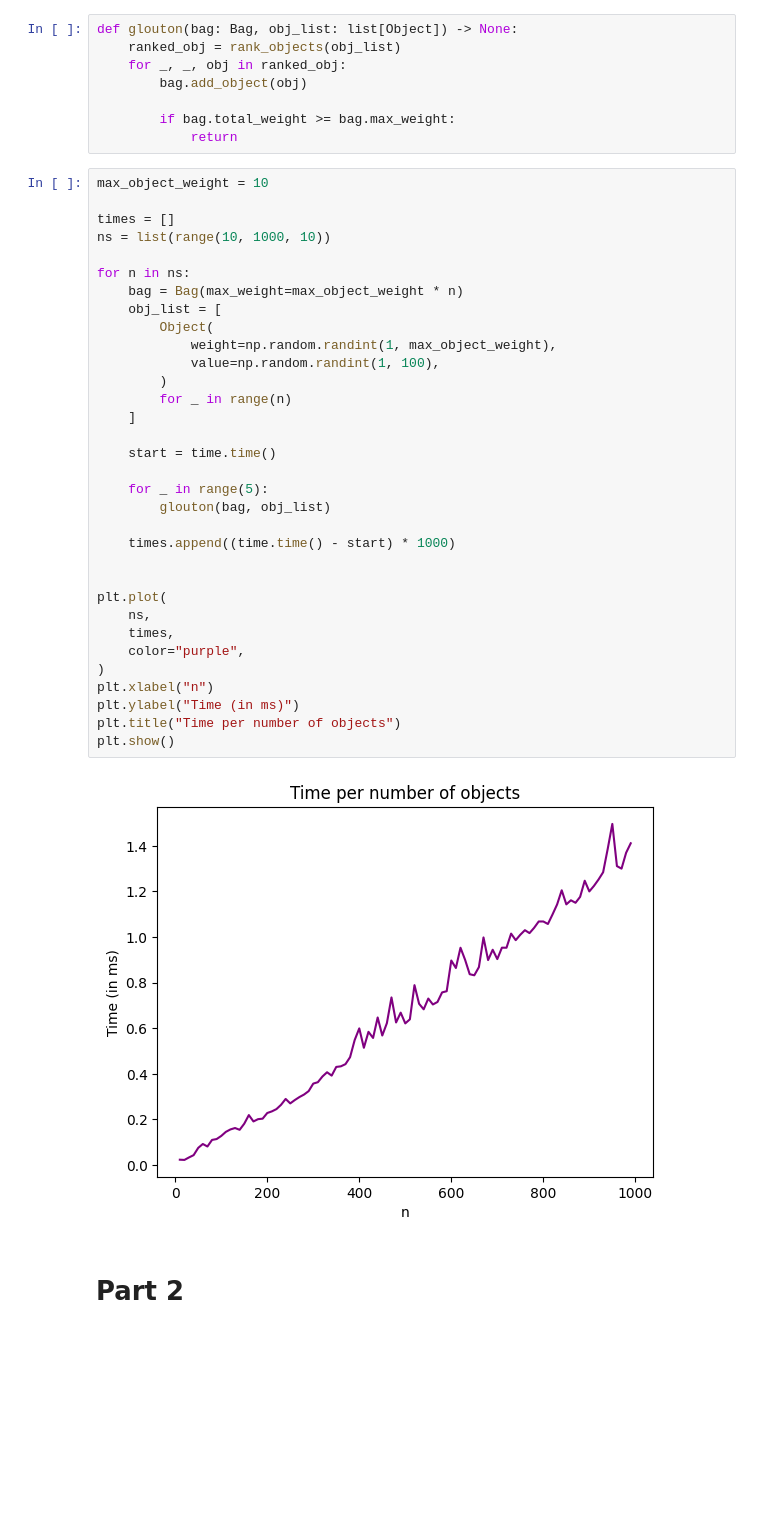
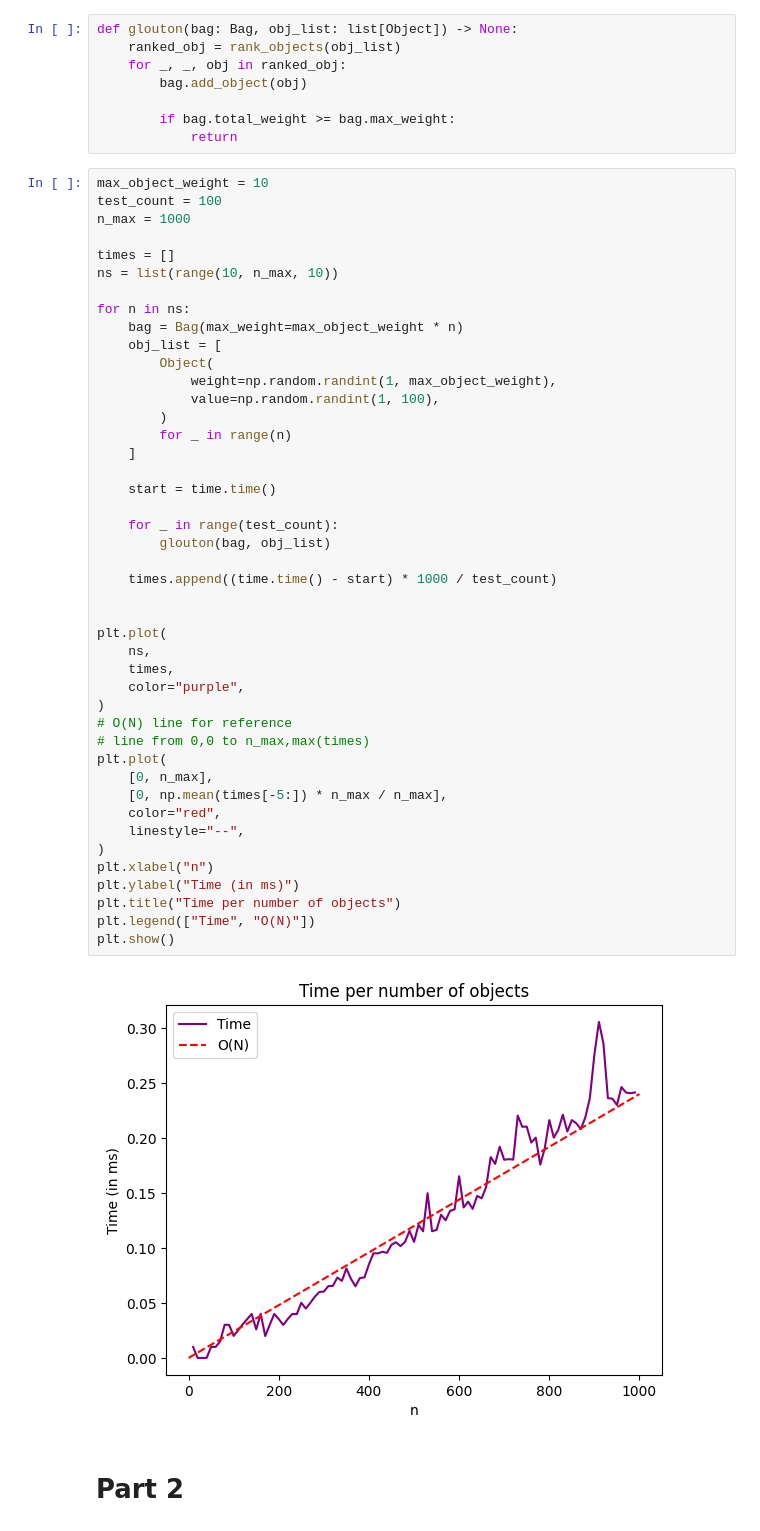
Before and after one commit to xxBWxx/complex, a Jupyter notebook: complex.ipynb, the cells around one changed output. Drawn from its saved outputs; the diff is of its cells as text; blank space fills up the shorter version.

Commit message:
fixed complexity graph in glouton + added complexity comparison between tree and glouton

```diff
--- a/complex.ipynb
+++ b/complex.ipynb
@@ -67,39 +67,50 @@ def glouton(bag: Bag, obj_list: list[Object]) -> None:
             return
 # %%
 max_object_weight = 10
+test_count = 100
+n_max = 1000
 
 times = []
-ns = list(range(10, 1000, 10))
+ns = list(range(10, n_max, 10))
 
 for n in ns:
     bag = Bag(max_weight=max_object_weight * n)
     obj_list = [
         Object(
             weight=np.random.randint(1, max_object_weight),
             value=np.random.randint(1, 100),
         )
         for _ in range(n)
     ]
 
     start = time.time()
 
-    for _ in range(5):
+    for _ in range(test_count):
         glouton(bag, obj_list)
 
-    times.append((time.time() - start) * 1000)
+    times.append((time.time() - start) * 1000 / test_count)
 
 
 plt.plot(
     ns,
     times,
     color="purple",
 )
+# O(N) line for reference
+# line from 0,0 to n_max,max(times)
+plt.plot(
+    [0, n_max],
+    [0, np.mean(times[-5:]) * n_max / n_max],
+    color="red",
+    linestyle="--",
+)
 plt.xlabel("n")
 plt.ylabel("Time (in ms)")
 plt.title("Time per number of objects")
+plt.legend(["Time", "O(N)"])
 plt.show()
 # %% [output]
-[figure, old version]
+[figure, new version]
 # %% [markdown]
 # Part 2
 # %%
```
Also changed, not shown: parts of 4 cells of this notebook.
